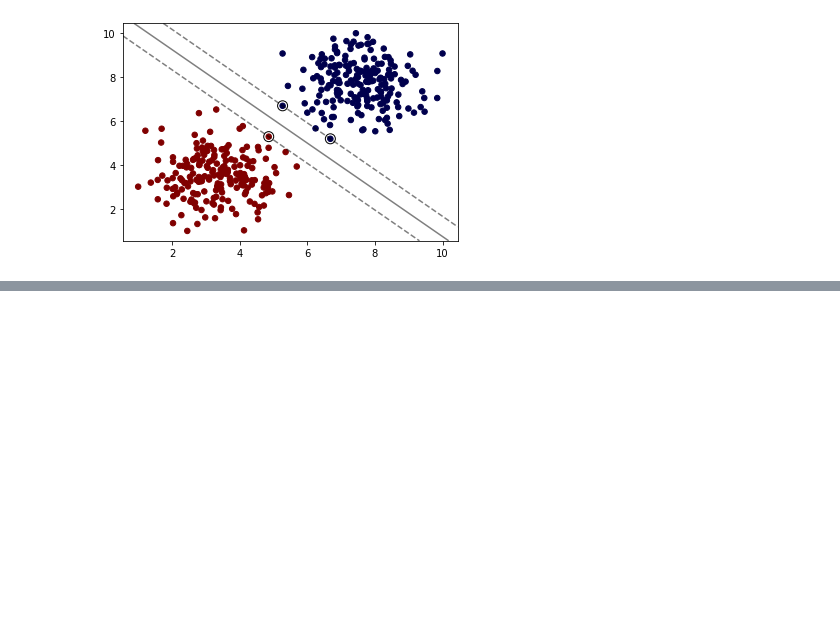
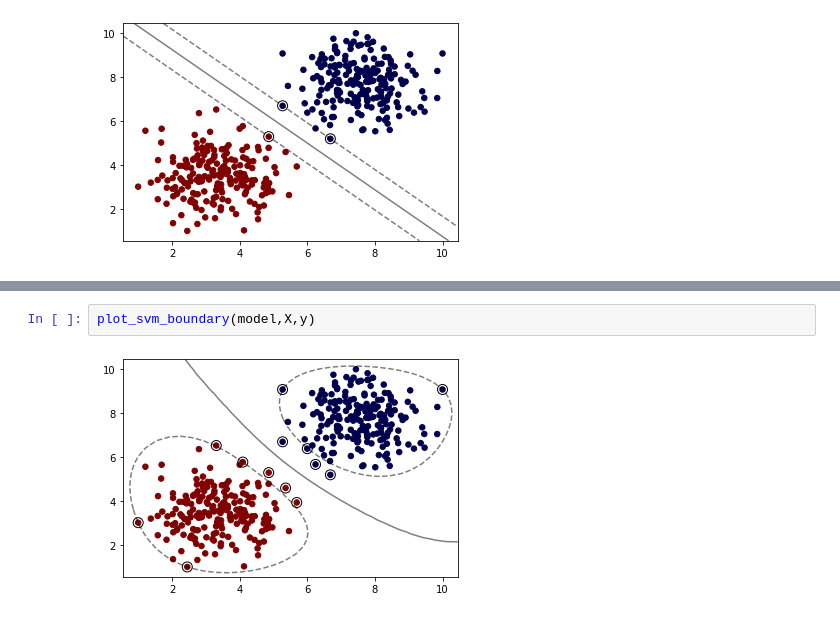
Before and after one commit to Burcusenol/Machine-Learning-Algorithms, a Jupyter notebook: Support Vector Machines/Support Vector.ipynb, the cells around one changed output, grey strips where cells are left out. Drawn from its saved outputs; the diff is of its cells as text; blank space fills up the shorter version.

```diff
--- a/Support Vector Machines/Support Vector.ipynb
+++ b/Support Vector Machines/Support Vector.ipynb
@@ -76,0 +91,4 @@ plot_svm_boundary(model,X,y)
+# %%
+plot_svm_boundary(model,X,y)
+# %% [output]
+[figure, added]
```
Also changed, not shown: parts of 45 cells of this notebook, 1 other file.
